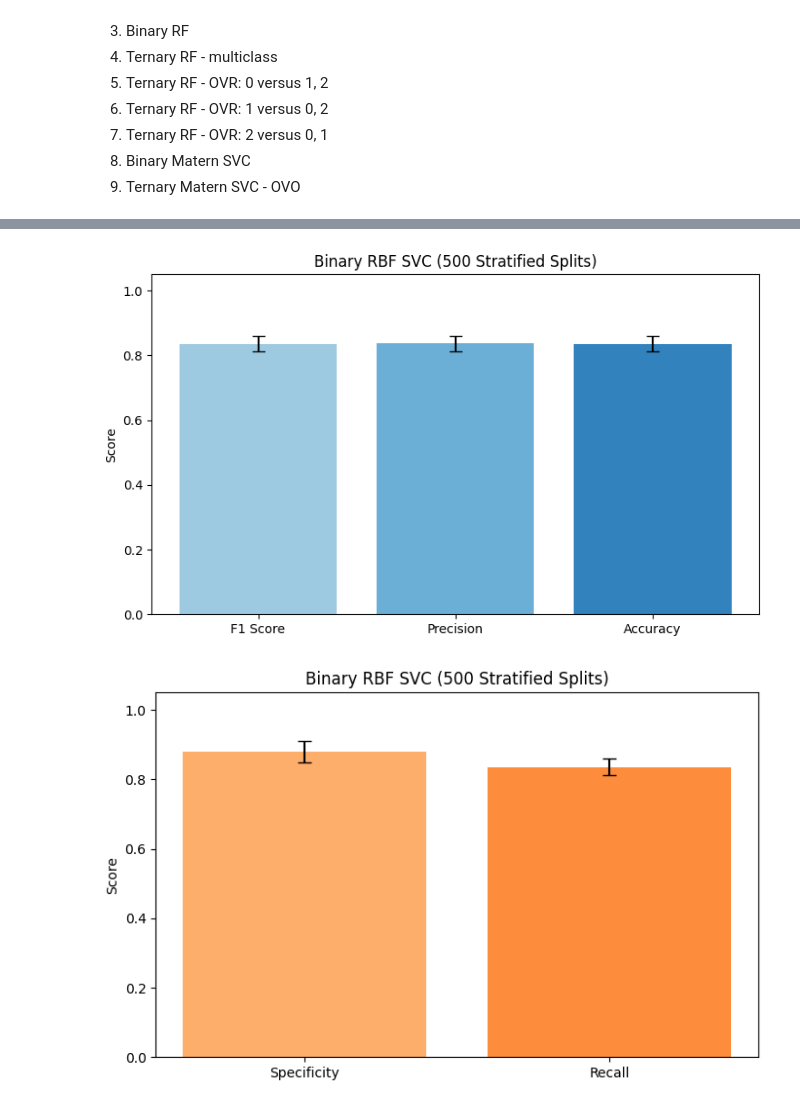
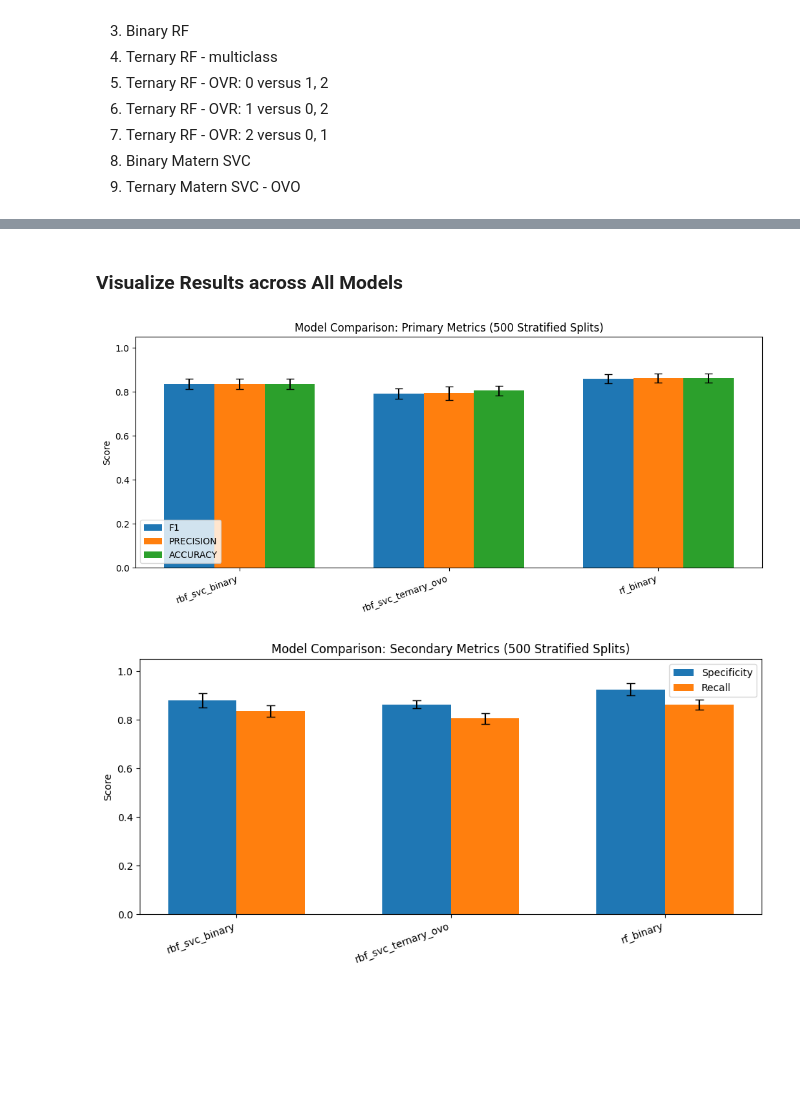
Before and after one commit to ryanjchrist/mohs-hardness-replication, a Jupyter notebook: Module5Project.ipynb, the cells around one changed output, grey strips where cells are left out. Cells and saved outputs as stored; diff of their text form; code cells hidden in the pictures; blank space fills up the shorter version.

Commit message:
Implement Models 2 and 3

```diff
--- a/Module5Project.ipynb
+++ b/Module5Project.ipynb
@@ -71,7 +72,17 @@ def binary_label_from_value(hardness: float) -> Optional[int]:
     return None
 
 
-def load_xy(csv_path: Path, hardness_column: str) -> Tuple[np.ndarray, np.ndarray]:
+def ternary_label_from_value(hardness: float) -> Optional[int]:
+    if 0.991 < hardness <= 4.0:
+        return 0
+    if 4.0 < hardness <= 7.0:
+        return 1
+    if 7.0 < hardness <= 10.0:
+        return 2
+    return None
+
+
+def load_xy(csv_path: Path, hardness_column: str, label_fn=binary_label_from_value) -> Tuple[np.ndarray, np.ndarray]:
     x_rows = []
     y_rows = []
     with csv_path.open(newline="", encoding="utf-8") as f:
@@ -79,7 +90,7 @@ def load_xy(csv_path: Path, hardness_column: str) -> Tuple[np.ndarray, np.ndarra
         for row in reader:
             try:
                 hardness = float(row[hardness_column])
-                label_value = binary_label_from_value(hardness)
+                label_value = label_fn(hardness)
                 if label_value is None:
                     continue
                 feature_vector = [float(row[feature]) for feature in FEATURES]
@@ -167,32 +324,43 @@ Specificity: 0.8798 ± 0.0298
+# %% [markdown]
+### Visualize Results across All Models
 # %%
 primary_metrics = ["f1", "precision", "accuracy"]
 secondary_metrics = ["specificity", "recall"]
+model_names = list(model_performance.keys())
 
-fig, ax = plt.subplots(figsize=(7.5, 4.5))
-positions = np.arange(len(primary_metrics))
-means = [metric_stats[m]["mean"] for m in primary_metrics]
-stds = [metric_stats[m]["std"] for m in primary_metrics]
-ax.bar(positions, means, yerr=stds, capsize=5, color=["#9ecae1", "#6baed6", "#3182bd"])
+fig, ax = plt.subplots(figsize=(10.5, 4.8))
+positions = np.arange(len(model_names))
+width = 0.24
+offsets = np.linspace(-width, width, len(primary_metrics))
+for metric_name, offset in zip(primary_metrics, offsets):
+    means = [model_performance[model_name][metric_name]["mean"] for model_name in model_names]
+    stds = [model_performance[model_name][metric_name]["std"] for model_name in model_names]
+    ax.bar(positions + offset, means, width=width, yerr=stds, capsize=4, label=metric_name.upper())
 ax.set_xticks(positions)
-ax.set_xticklabels(["F1 Score", "Precision", "Accuracy"])
+ax.set_xticklabels(model_names, rotation=20, ha="right")
 ax.set_ylim(0.0, 1.05)
 ax.set_ylabel("Score")
-ax.set_title("Binary RBF SVC (500 Stratified Splits)")
+ax.set_title("Model Comparison: Primary Metrics (500 Stratified Splits)")
+ax.legend()
 plt.tight_layout()
 plt.show()
 
-fig, ax = plt.subplots(figsize=(7.0, 4.5))
-positions = np.arange(len(secondary_metrics))
-means = [metric_stats[m]["mean"] for m in secondary_metrics]
-stds = [metric_stats[m]["std"] for m in secondary_metrics]
-ax.bar(positions, means, yerr=stds, capsize=5, color=["#fdae6b", "#fd8d3c"])
+fig, ax = plt.subplots(figsize=(9.5, 4.8))
+positions = np.arange(len(model_names))
+width = 0.32
+offsets = np.linspace(-width / 2, width / 2, len(secondary_metrics))
+for metric_name, offset in zip(secondary_metrics, offsets):
+    means = [model_performance[model_name][metric_name]["mean"] for model_name in model_names]
+    stds = [model_performance[model_name][metric_name]["std"] for model_name in model_names]
+    ax.bar(positions + offset, means, width=width, yerr=stds, capsize=4, label=metric_name.capitalize())
 ax.set_xticks(positions)
-ax.set_xticklabels(["Specificity", "Recall"])
+ax.set_xticklabels(model_names, rotation=20, ha="right")
 ax.set_ylim(0.0, 1.05)
 ax.set_ylabel("Score")
-ax.set_title("Binary RBF SVC (500 Stratified Splits)")
+ax.set_title("Model Comparison: Secondary Metrics (500 Stratified Splits)")
+ax.legend()
 plt.tight_layout()
 plt.show()
 # %% [output]
-[figure, old version]
+[figure, new version]
-[figure, old version]
+[figure, new version]
```
Also changed, not shown: parts of 9 cells of this notebook.
